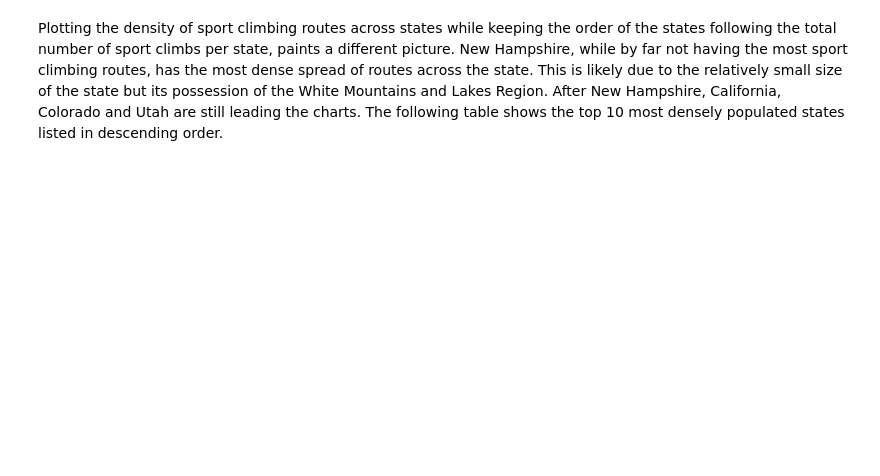
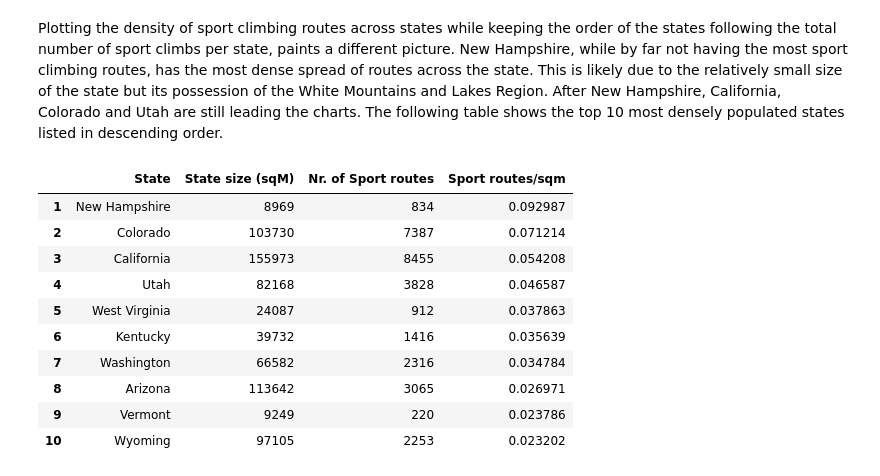
Before and after one commit to heikoxyz/Analysis-of-rock-climbing-routes-in-the-US-, a Jupyter notebook: Analysis.ipynb, the cells around one changed output. Cells and saved outputs as stored; diff of their text form; code cells hidden in the pictures; blank space fills up the shorter version.

```diff
--- a/Analysis.ipynb
+++ b/Analysis.ipynb
@@ -161,13 +174,31 @@ New Hampshire, while by far not having the most sport climbing routes, has the m
 # %%
 # Print the first 10 most dense sport climbing states in a table with descending order.
 sel_table = state_size_norm_data.sort_values(by='norm_sport_route_count', ascending=False)
 # Drop the column holding the state abbrevation.
 sel_table.drop(columns=['State'], inplace = True)
 # Reset the index and make it start at 1 to visually list the top 10 states.
 sel_table.reset_index(drop=True, inplace=True)
 sel_table.index += 1
 
-# We use Pandas display function to print a prettier table.
-display(sel_table.head(10).style.set_table_styles([
+
+# We use Pandas display function to print a prettier table. Therefore we also rename the columns.
+styled_table = sel_table.rename(columns=
+                                {"State_name_full": "State", "State_sqMiles": "State size (sqM)",
+                                 'sport_route_count': 'Nr. of Sport routes', 'norm_sport_route_count': 'Sport routes/sqm'})
+
+# Apply the custom style with the background color of the table header to the DataFrame using set_table_styles
+styled_table.head(10).style.set_table_styles([
     {'selector': 'thead', 'props': [('background-color', 'lightgrey')]}
-]))
+])
+# %% [output]
+|  | State | State size (sqM) | Nr. of Sport routes | Sport routes/sqm |
+| 1 | New Hampshire | 8969 | 834 | 0.092987 |
+| 2 | Colorado | 103730 | 7387 | 0.071214 |
+| 3 | California | 155973 | 8455 | 0.054208 |
+| 4 | Utah | 82168 | 3828 | 0.046587 |
+| 5 | West Virginia | 24087 | 912 | 0.037863 |
+| 6 | Kentucky | 39732 | 1416 | 0.035639 |
+| 7 | Washington | 66582 | 2316 | 0.034784 |
+| 8 | Arizona | 113642 | 3065 | 0.026971 |
+| 9 | Vermont | 9249 | 220 | 0.023786 |
+| 10 | Wyoming | 97105 | 2253 | 0.023202 |
```
Also changed, not shown: parts of 10 cells of this notebook, 2 other files.
